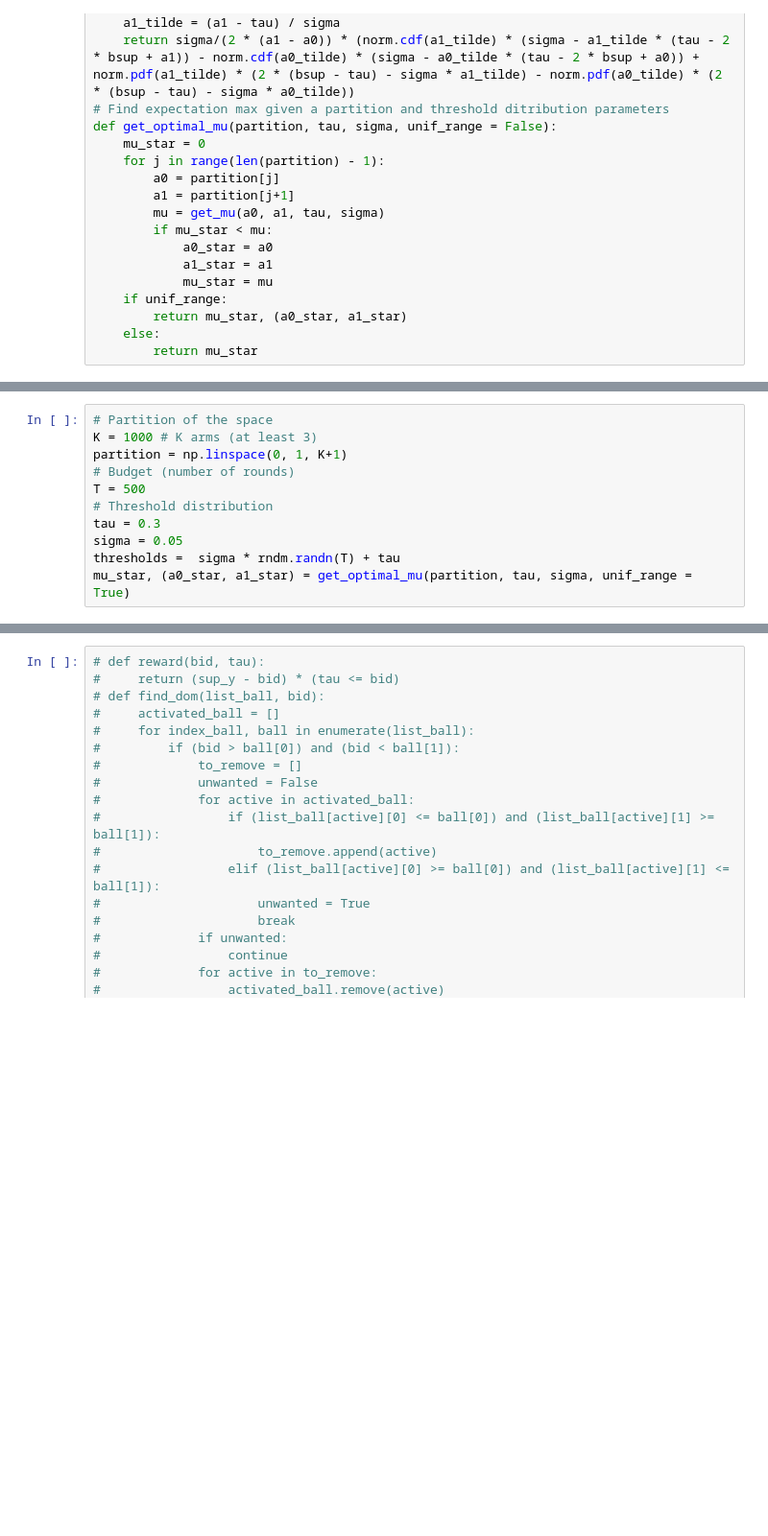
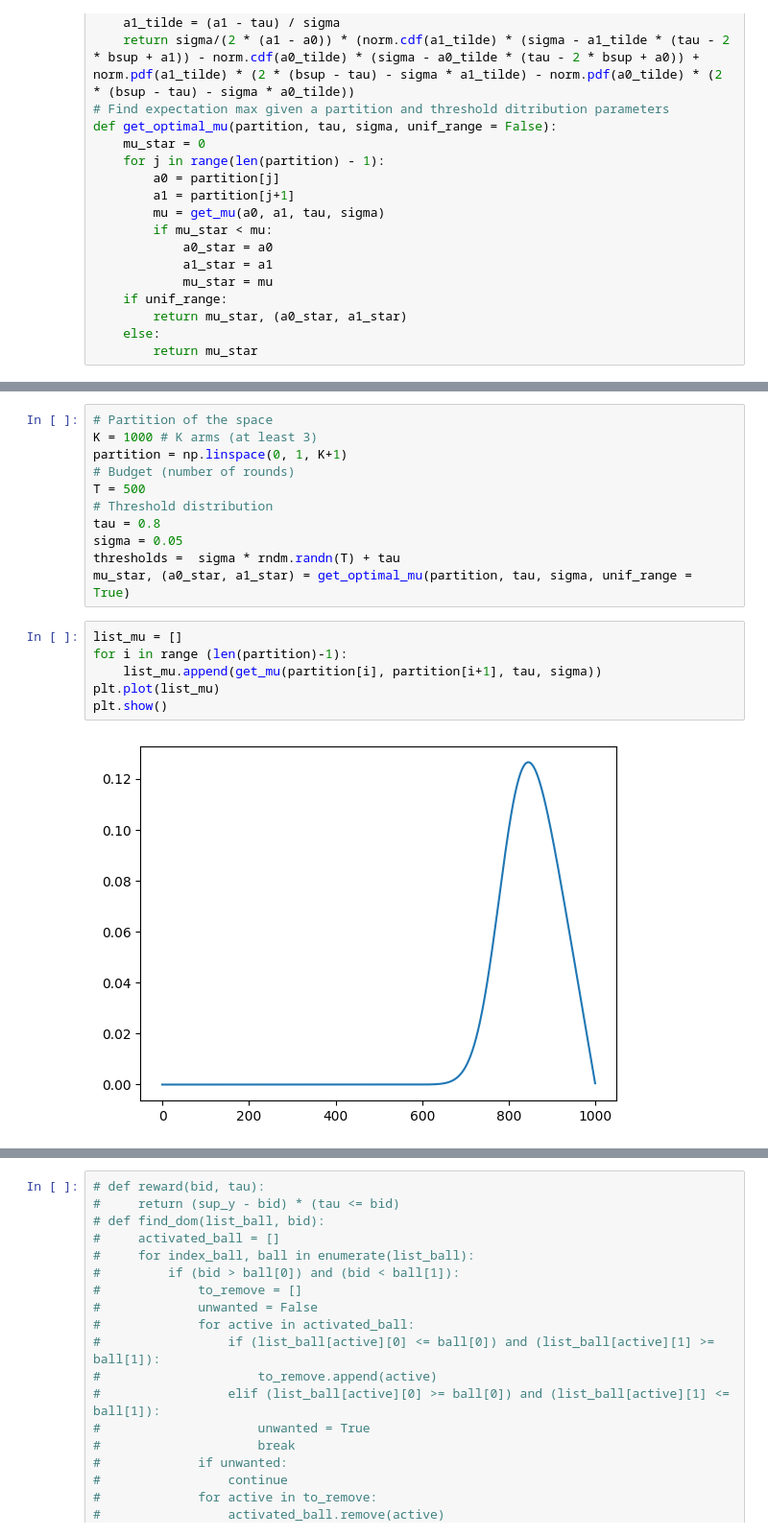
Before and after one commit to ICStudent02344391/summer-project, a Jupyter notebook: analyses/model_1.ipynb, the cells around one changed output, grey strips where cells are left out. Shown at 96% size. Saved outputs shown, nothing was run; the diff lists cells and outputs as text; blank space fills up the shorter version.

```diff
--- a/analyses/model_1.ipynb
+++ b/analyses/model_1.ipynb
@@ -341,8 +416,16 @@ partition = np.linspace(0, 1, K+1)
 # Budget (number of rounds)
 T = 500
 # Threshold distribution
-tau = 0.3
+tau = 0.8
 sigma = 0.05
 thresholds =  sigma * rndm.randn(T) + tau
 mu_star, (a0_star, a1_star) = get_optimal_mu(partition, tau, sigma, unif_range = True)
+# %%
+list_mu = []
+for i in range (len(partition)-1):
+    list_mu.append(get_mu(partition[i], partition[i+1], tau, sigma))
+plt.plot(list_mu)
+plt.show()
+# %% [output]
+[figure, added]
 # %%
```
Also changed, not shown: parts of 15 cells of this notebook.
